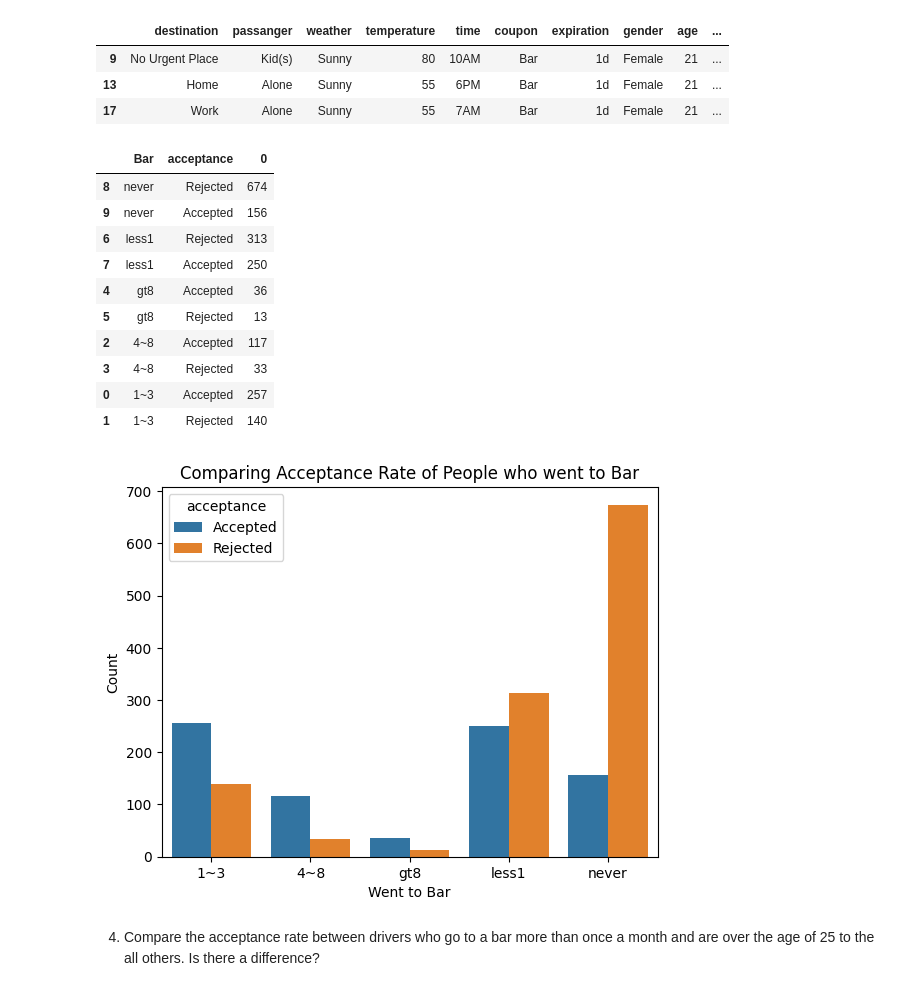
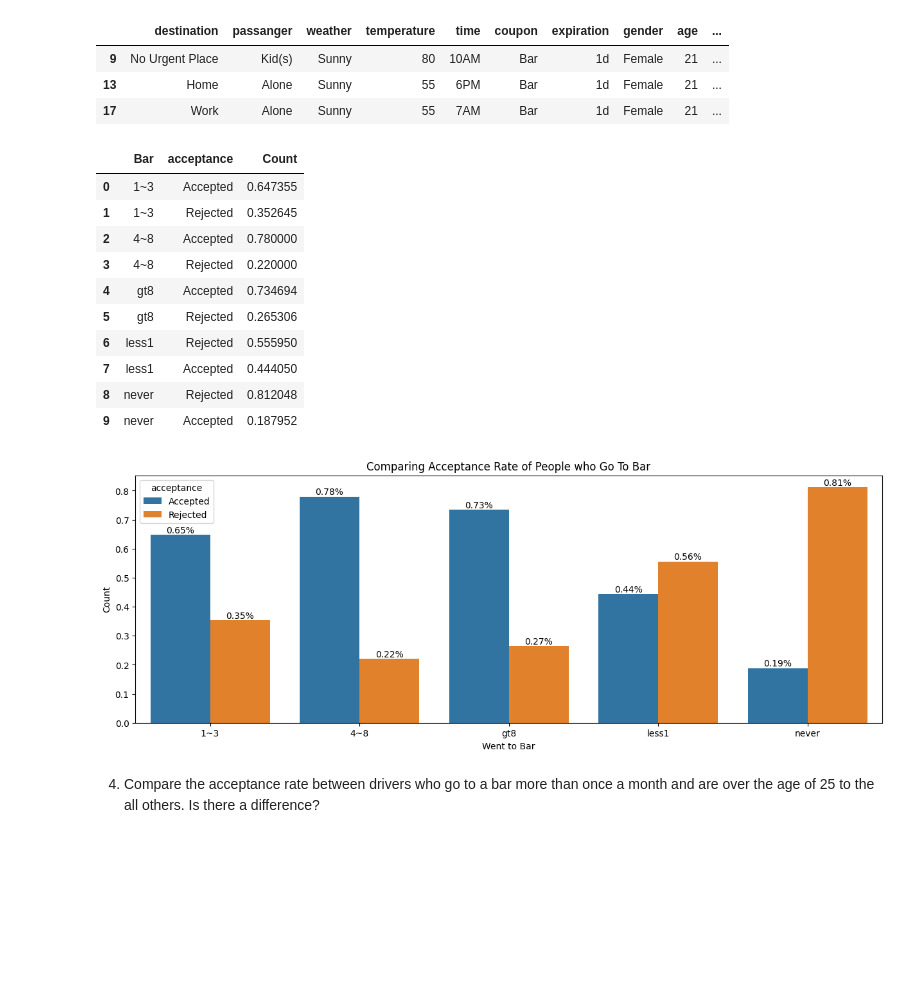
Before and after one commit to arezazadeh/EDA-Coupon_Acceptance, a Jupyter notebook: coupon_activity.ipynb, the cells around one changed output. Cells and saved outputs as stored; diff of their text form; code cells hidden in the pictures; blank space fills up the shorter version.

```diff
--- a/coupon_activity.ipynb
+++ b/coupon_activity.ipynb
@@ -249,0 +227,13 @@ data.groupby("acceptance")["acceptance"].count().plot(kind='bar', title="Total C
+# %%
+total_population_acceptance_rate = data["acceptance"].value_counts().reset_index()
+
+total_pop_percentage = round(total_population_acceptance_rate["acceptance"] / data.shape[0] * 100, 2).reset_index()
+total_pop_percentage.rename(columns={"index": "Acceptance", "acceptance": "AcceptancePercentage"}, inplace=True)
+
+
+total_pop_plt = sns.barplot(data=total_pop_percentage, x="Acceptance", y="AcceptancePercentage")
+
+
+for i in total_pop_plt.containers:
+    labels = list(map(lambda x: str(round(x, 2)) + "%", i.datavalues))
+    total_pop_plt.bar_label(i, labels=labels)
@@ -269,7 +262,7 @@ Now, we will lead you through an exploration of just the bar related coupons.
 
 1. Create a new `DataFrame` that contains just the bar coupons.
 # %%
-bar_coupons = data.query("coupon == 'Bar'")
+bar_coupons = data.query("coupon == 'Bar'").copy()
 # %% [markdown]
 2. What proportion of bar coupons were accepted?
 # %%
@@ -288,34 +281,44 @@ bar_coupons.head(3)
 | 9 | No Urgent Place | Kid(s) | Sunny | 80 | 10AM | Bar | 1d | Female | 21 | ... |
 | 13 | Home | Alone | Sunny | 55 | 6PM | Bar | 1d | Female | 21 | ... |
 | 17 | Work | Alone | Sunny | 55 | 7AM | Bar | 1d | Female | 21 | ... |
-# %%
-bar_coupons.groupby("Bar")[["acceptance"]]\
-    .value_counts()\
-    .reset_index().sort_values(by="Bar", ascending=False)
-# %% [output]
-|  | Bar | acceptance | 0 |
-| 8 | never | Rejected | 674 |
-| 9 | never | Accepted | 156 |
-| 6 | less1 | Rejected | 313 |
-| 7 | less1 | Accepted | 250 |
-| 4 | gt8 | Accepted | 36 |
-| 5 | gt8 | Rejected | 13 |
-| 2 | 4~8 | Accepted | 117 |
-| 3 | 4~8 | Rejected | 33 |
-| 0 | 1~3 | Accepted | 257 |
-| 1 | 1~3 | Rejected | 140 |
+# %%
+
+
+bar_comp = bar_coupons.groupby("Bar")[["acceptance"]]\
+    .value_counts(normalize=True)\
+    .reset_index().rename(columns={0: "Count"})
+bar_comp
+# %% [output]
+|  | Bar | acceptance | Count |
+| 0 | 1~3 | Accepted | 0.647355 |
+| 1 | 1~3 | Rejected | 0.352645 |
+| 2 | 4~8 | Accepted | 0.780000 |
+| 3 | 4~8 | Rejected | 0.220000 |
+| 4 | gt8 | Accepted | 0.734694 |
+| 5 | gt8 | Rejected | 0.265306 |
+| 6 | less1 | Rejected | 0.555950 |
+| 7 | less1 | Accepted | 0.444050 |
+| 8 | never | Rejected | 0.812048 |
+| 9 | never | Accepted | 0.187952 |
 # %%
-sns.barplot(
-    data=bar_coupons.groupby("Bar")[["acceptance"]]\
-    .value_counts()\
-    .reset_index().rename(columns={0: "Count"}),
+plt.figure(figsize=(15, 5))
+
+bar_comp_plt = sns.barplot(
+    data=bar_comp,
     x="Bar",
     y="Count",
-    hue="acceptance").set(title="Comparing Acceptance Rate of People who went to Bar",
+    hue="acceptance")
+
+bar_comp_plt.set(title="Comparing Acceptance Rate of People who Go To Bar",
                           xlabel="Went to Bar",
                           ylabel="Count"
                          );
+
+
+for i in bar_comp_plt.containers:
+    labels = list(map(lambda x: str(round(x, 2)) + "%", i.datavalues))
+    bar_comp_plt.bar_label(i, labels=labels)
 # %% [output]
-[figure, old version]
+[figure, new version]
 # %% [markdown]
 4. Compare the acceptance rate between drivers who go to a bar more than once a month and are over the age of 25 to the all others.  Is there a difference?
```
Also changed, not shown: parts of 38 cells of this notebook, 2 other files.
